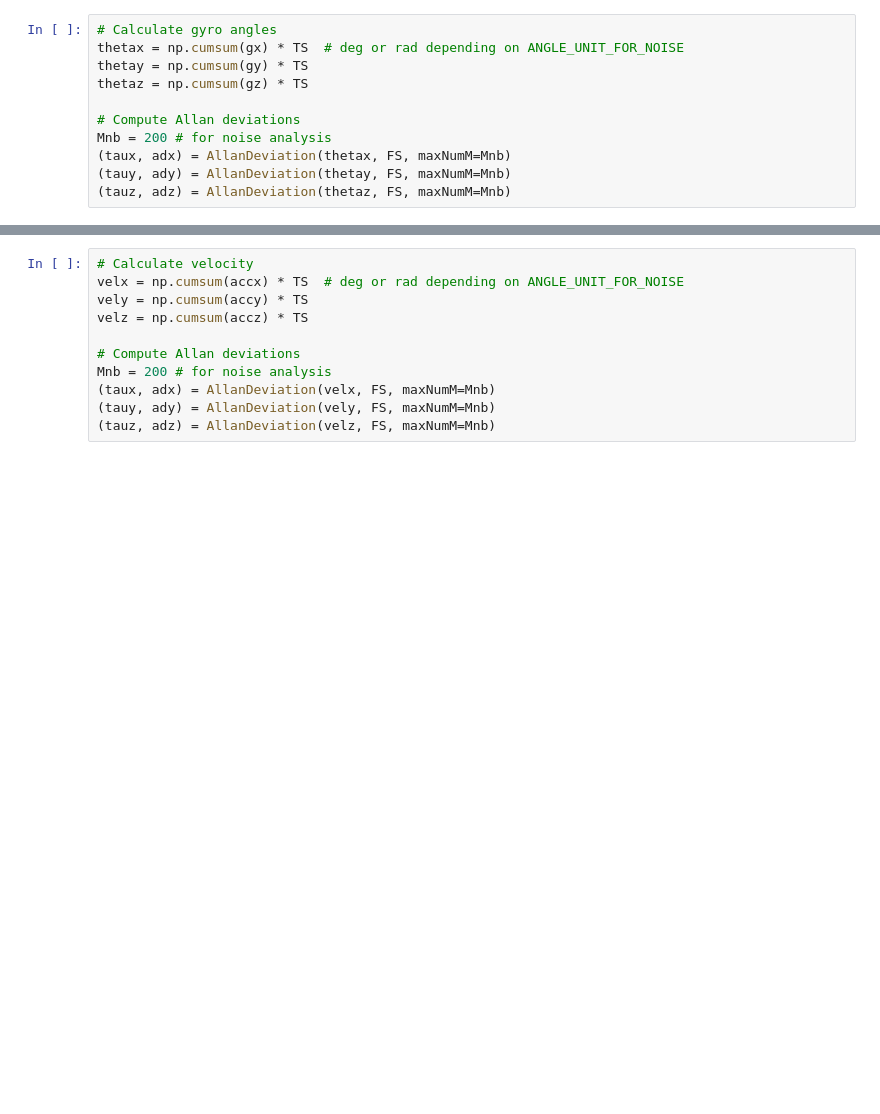
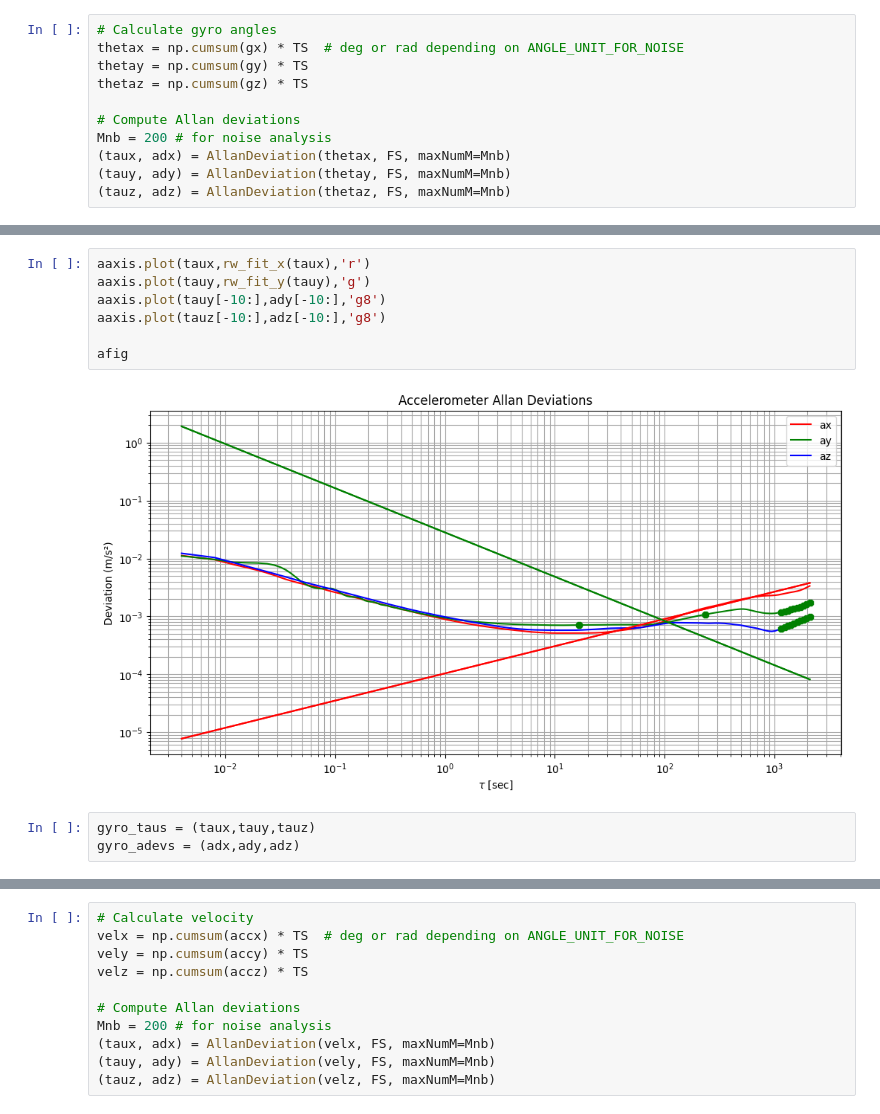
Before and after one commit to diplodocuslongus/depthai2know, a Jupyter notebook: IMU/noise_from_allan.ipynb, the cells around one changed output, grey strips where cells are left out. Cells and saved outputs as stored; diff of their text form; blank space fills up the shorter version.

```diff
--- a/IMU/noise_from_allan.ipynb
+++ b/IMU/noise_from_allan.ipynb
@@ -166,0 +201,12 @@ Mnb = 200 # for noise analysis
+# %%
+aaxis.plot(taux,rw_fit_x(taux),'r')
+aaxis.plot(tauy,rw_fit_y(tauy),'g')
+aaxis.plot(tauy[-10:],ady[-10:],'g8')
+aaxis.plot(tauz[-10:],adz[-10:],'g8')
+
+afig
+# %% [output]
+[figure, added]
+# %%
+gyro_taus = (taux,tauy,tauz)
+gyro_adevs = (adx,ady,adz)
```
Also changed, not shown: parts of 11 cells of this notebook, 1 other file.
